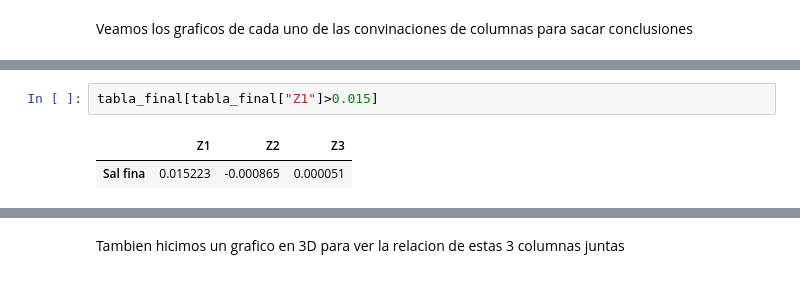
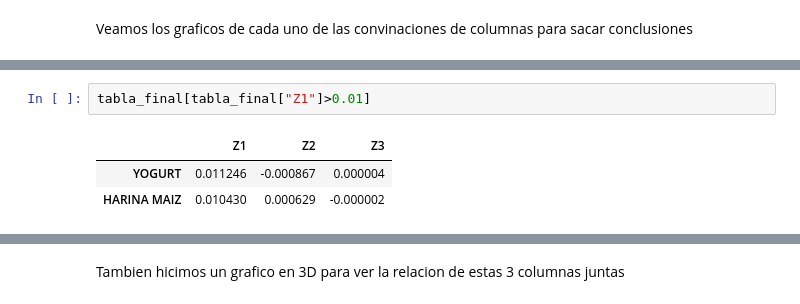
Before and after one commit to iggallardo-uba/ALC-TP2, a Jupyter notebook: Grupo-GR18.ipynb, the cells around one changed output, grey strips where cells are left out. Drawn from its saved outputs; the diff is of its cells as text.

```diff
--- a/Grupo-GR18.ipynb
+++ b/Grupo-GR18.ipynb
@@ -176,5 +180,6 @@ tabla_final[tabla_final["Z1"]<-0.02]
 # %%
-tabla_final[tabla_final["Z1"]>0.015]
+tabla_final[tabla_final["Z1"]>0.01]
 # %% [output]
 |  | Z1 | Z2 | Z3 |
-| Sal fina | 0.015223 | -0.000865 | 0.000051 |
+| YOGURT | 0.011246 | -0.000867 | 0.000004 |
+| HARINA MAIZ | 0.010430 | 0.000629 | -0.000002 |
```
Also changed, not shown: parts of 30 cells of this notebook, 2 other files.
